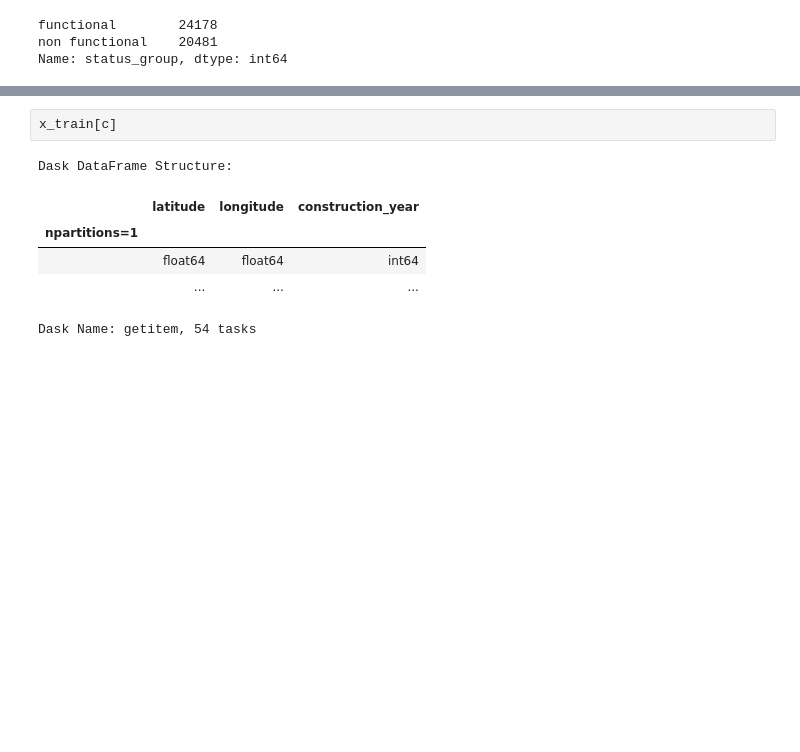
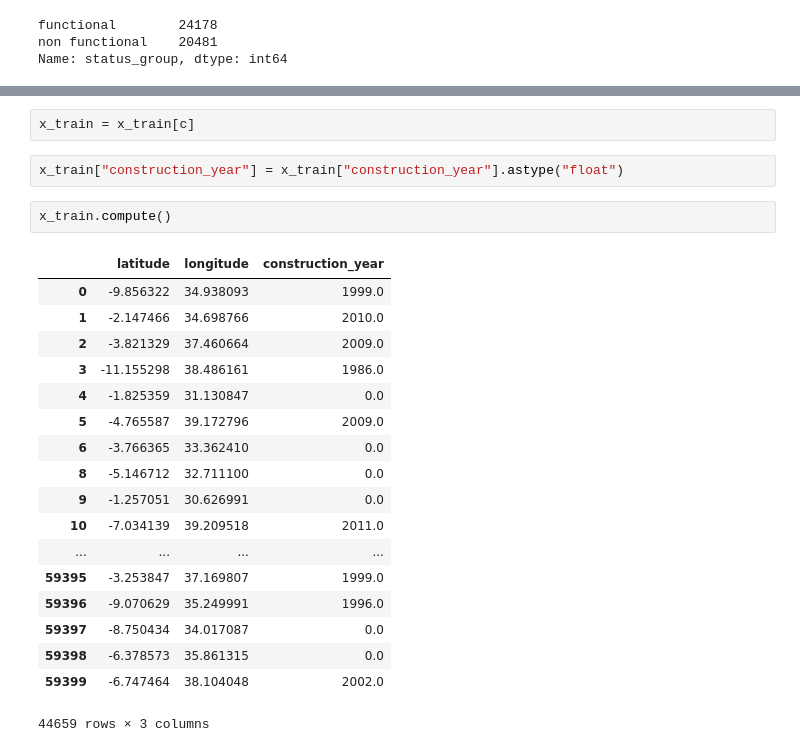
Before and after one commit to bloominstituteoftechnology/DS-Unit-3-Sprint-3-Big-Data, a Jupyter notebook: module1-aws-sagemaker/challenge.ipynb, the cells around one changed output, grey strips where cells are left out. Saved outputs shown, nothing was run; the diff lists cells and outputs as text; blank space fills up the shorter version.

```diff
--- a/module1-aws-sagemaker/challenge.ipynb
+++ b/module1-aws-sagemaker/challenge.ipynb
@@ -158,10 +170,26 @@ Name: status_group, dtype: int64
 # %%
-x_train[c]
+x_train = x_train[c]
-# %% [output]
-Dask DataFrame Structure:
-|  | latitude | longitude | construction_year |
-| npartitions=1 |  |  |  |
-|  | float64 | float64 | int64 |
-|  | ... | ... | ... |
-Dask Name: getitem, 54 tasks
+# %%
+x_train["construction_year"] = x_train["construction_year"].astype("float")
+# %%
+x_train.compute()
+# %% [output]
+|  | latitude | longitude | construction_year |
+| 0 | -9.856322 | 34.938093 | 1999.0 |
+| 1 | -2.147466 | 34.698766 | 2010.0 |
+| 2 | -3.821329 | 37.460664 | 2009.0 |
+| 3 | -11.155298 | 38.486161 | 1986.0 |
+| 4 | -1.825359 | 31.130847 | 0.0 |
+| 5 | -4.765587 | 39.172796 | 2009.0 |
+| 6 | -3.766365 | 33.362410 | 0.0 |
+| 8 | -5.146712 | 32.711100 | 0.0 |
+| 9 | -1.257051 | 30.626991 | 0.0 |
+| 10 | -7.034139 | 39.209518 | 2011.0 |
+| ... | ... | ... | ... |
+| 59395 | -3.253847 | 37.169807 | 1999.0 |
+| 59396 | -9.070629 | 35.249991 | 1996.0 |
+| 59397 | -8.750434 | 34.017087 | 0.0 |
+| 59398 | -6.378573 | 35.861315 | 0.0 |
+| 59399 | -6.747464 | 38.104048 | 2002.0 |
+44659 rows × 3 columns
 # %%
```
Also changed, not shown: parts of 10 cells of this notebook, 1 other file.
